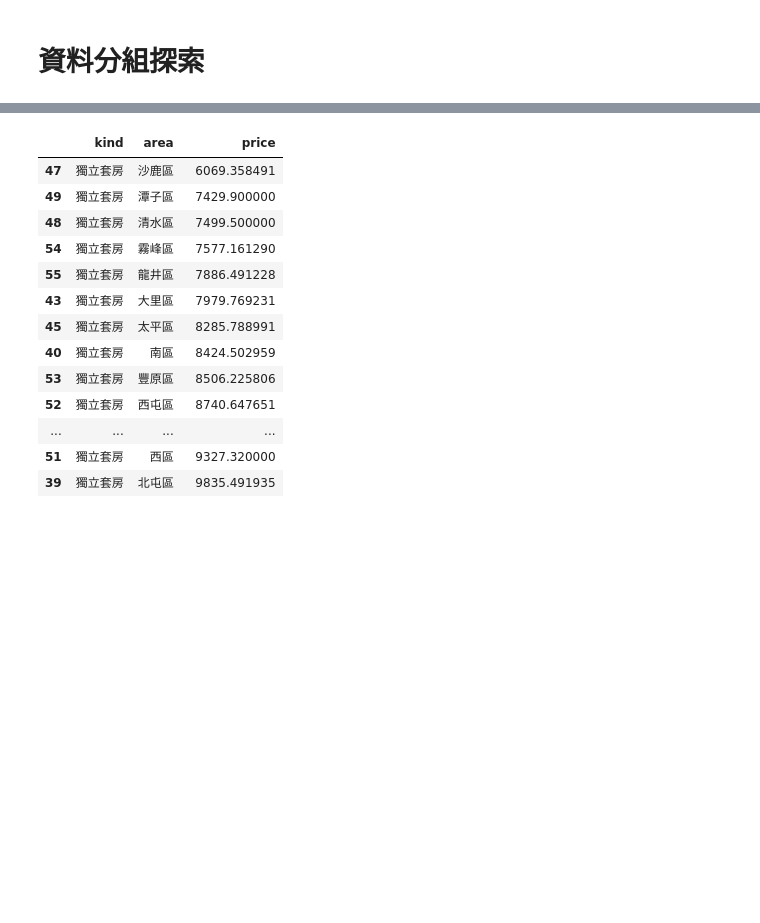
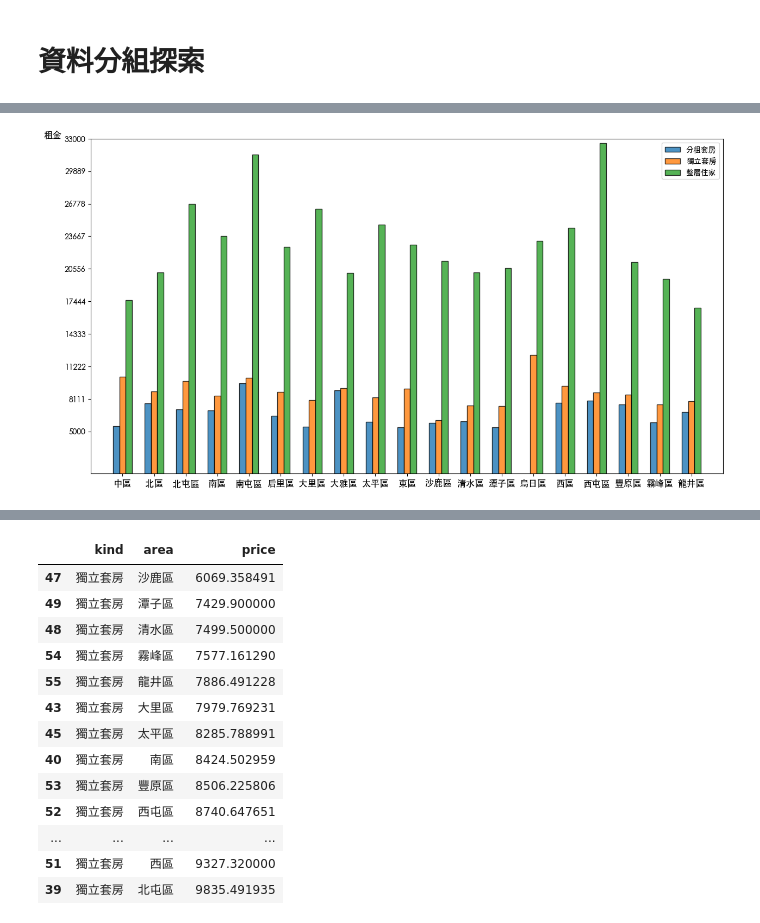
Before and after one commit to EvanRuan0401/rent-of-house-regression, a Jupyter notebook: Analysis_Report/tc_EDA.ipynb, the cells around one changed output, grey strips where cells are left out. Cells and saved outputs as stored; diff of their text form; code cells hidden in the pictures; blank space fills up the shorter version.

```diff
--- a/Analysis_Report/tc_EDA.ipynb
+++ b/Analysis_Report/tc_EDA.ipynb
@@ -253,0 +340,7 @@ kind_area_price[kind_area_price["kind"]=="分租套房"]
+# %%
+# 由於烏日區沒有分租套房 為畫圖方便 自行添加一筆資料
+kind_area_price = tc2.groupby(["kind", "area"], as_index = False)[["price"]].mean()
+_ = kind_area_price[kind_area_price['kind']=='分租套房']
+add = pd.DataFrame({'kind':['分租套房'],'area':['烏日區'],'price':[None]})
+_ = pd.concat([_,add]).reset_index(drop = True).sort_values(by = 'area')
+_
@@ -253,0 +365,33 @@ kind_area_price[kind_area_price["kind"]=="分租套房"]
+# %%
+kind_area_price = tc2.groupby(["kind", "area"], as_index = False)[["price"]].mean()
+kind_area_price
+
+
+xlabels = _['area']
+# len(xlabels)
+
+x = np.arange(1,20)
+y1 = _["price"]
+y2 = kind_area_price[kind_area_price["kind"]=="獨立套房"]["price"]
+y3 = kind_area_price[kind_area_price["kind"]=="整層住家"]["price"]
+
+
+fig = plt.figure(figsize=(15,8))
+
+sub = fig.add_subplot(111)
+sub.bar(x = x-0.2, height = y1, width = 0.2, alpha = 0.8, edgecolor = 'k')
+sub.bar(x = x, height = y2, width = 0.2, alpha = 0.8, edgecolor = 'k')
+sub.bar(x = x+0.2, height = y3, width = 0.2, alpha = 0.8, edgecolor = 'k')
+
+
+sub.set_xlim([0,20])
+sub.set_ylim([1000, 33000])
+sub.set_xticks(np.linspace(1,19,19))
+sub.set_yticks(np.linspace(5000,33000,10))
+sub.set_xticklabels(xlabels ,fontsize=12,rotation=0)
+sub.set_ylabel("租金",fontsize=12,rotation=0, loc = 'top')
+sub.legend(['分租套房', '獨立套房','整層住家'])
+
+plt.show()
+# %% [output]
+[figure, added]
```
Also changed, not shown: parts of 12 cells of this notebook.
